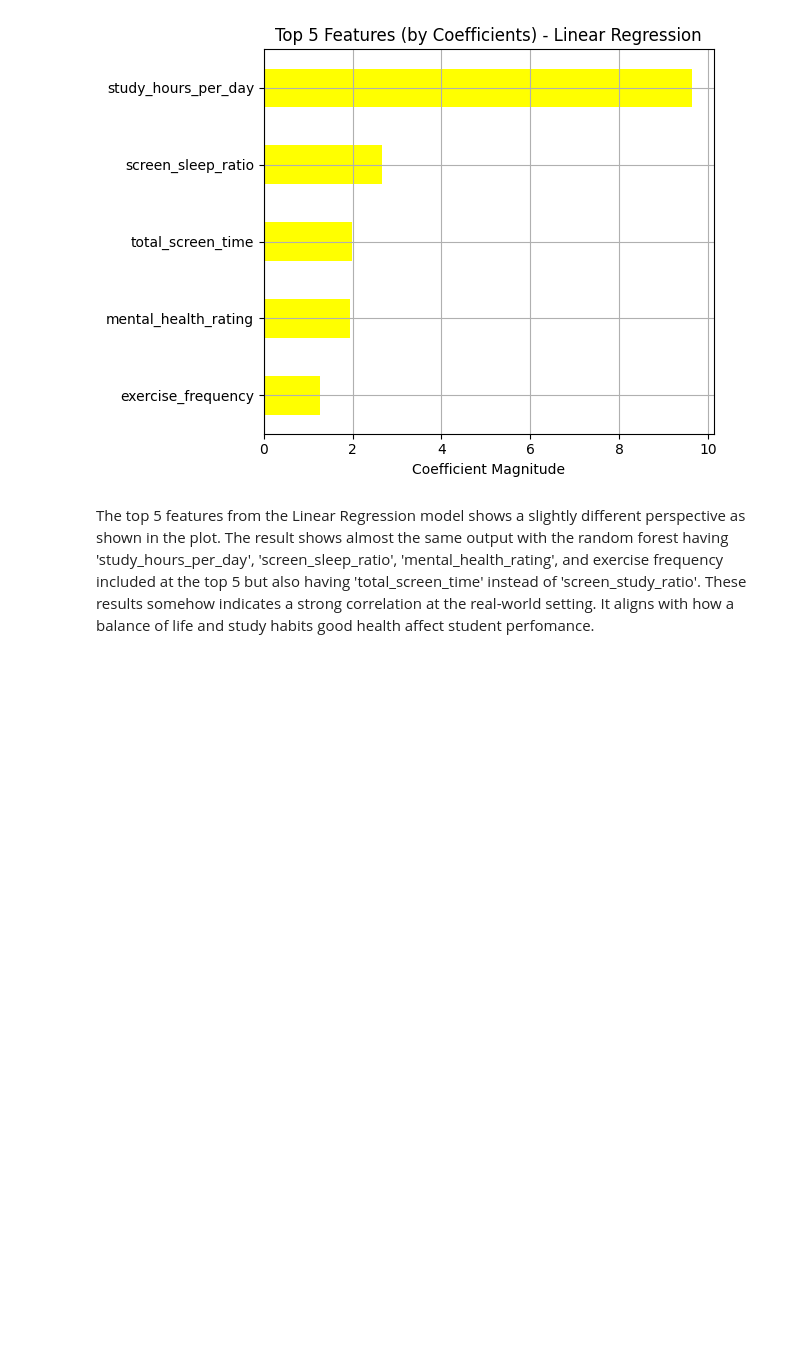
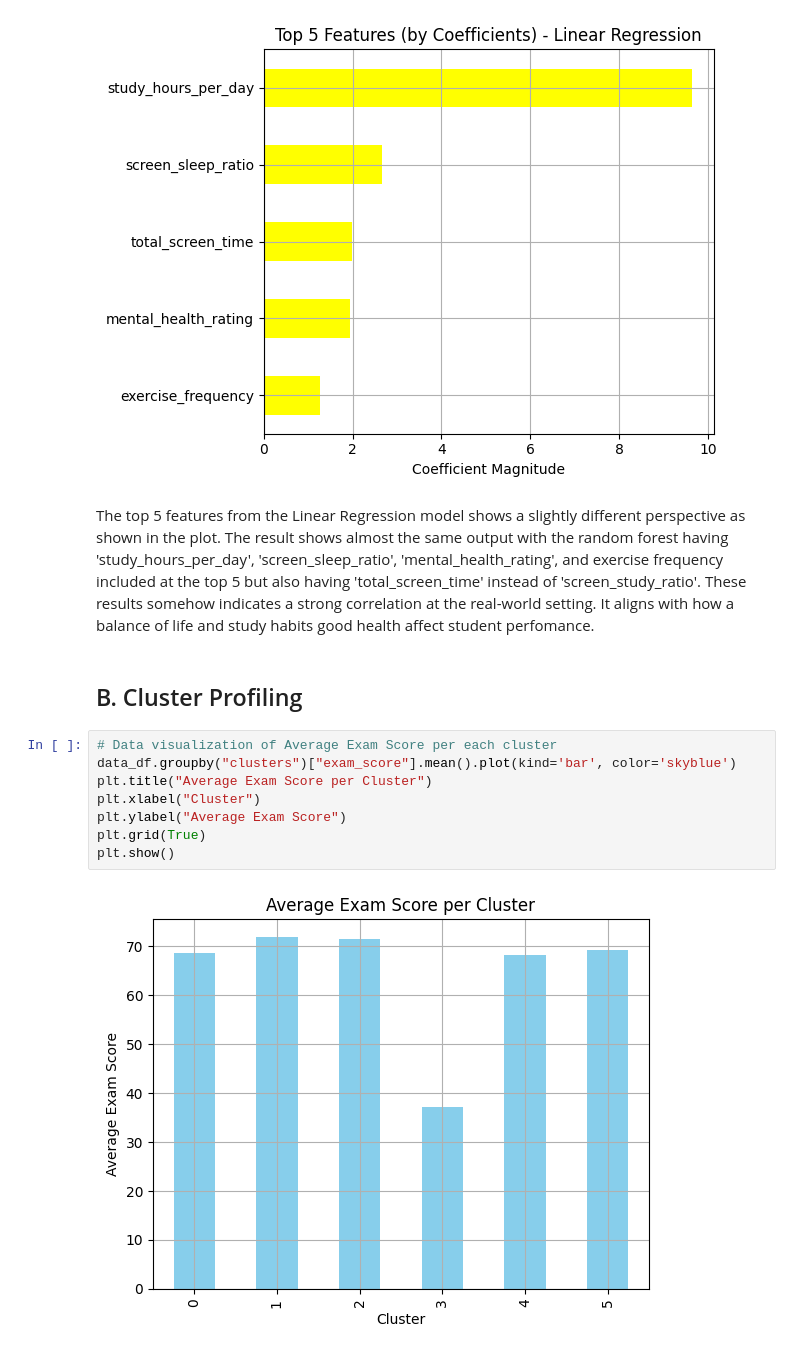
Before and after one commit to JuanTuatis/emtech-programming-assignment, a Jupyter notebook: EmTech-Capstone-Project/Capstone-Project.ipynb, the cells around one changed output. Cells and saved outputs as stored; diff of their text form; blank space fills up the shorter version.

```diff
--- a/EmTech-Capstone-Project/Capstone-Project.ipynb
+++ b/EmTech-Capstone-Project/Capstone-Project.ipynb
@@ -667,3 +667,15 @@ plt.show()
 [figure]
 # %% [markdown]
 The top 5 features from the Linear Regression model shows a slightly different perspective as shown in the plot. The result shows almost the same output with the random forest having 'study_hours_per_day', 'screen_sleep_ratio', 'mental_health_rating', and exercise frequency included at the top 5 but also having 'total_screen_time' instead of 'screen_study_ratio'. These results somehow indicates a strong correlation at the real-world setting. It aligns with how a balance of life and study habits good health affect student perfomance.
+# %% [markdown]
+## B. Cluster Profiling
+# %%
+# Data visualization of Average Exam Score per each cluster
+data_df.groupby("clusters")["exam_score"].mean().plot(kind='bar', color='skyblue')
+plt.title("Average Exam Score per Cluster")
+plt.xlabel("Cluster")
+plt.ylabel("Average Exam Score")
+plt.grid(True)
+plt.show()
+# %% [output]
+[figure, added]
```
Also changed, not shown: parts of 2 cells of this notebook.
